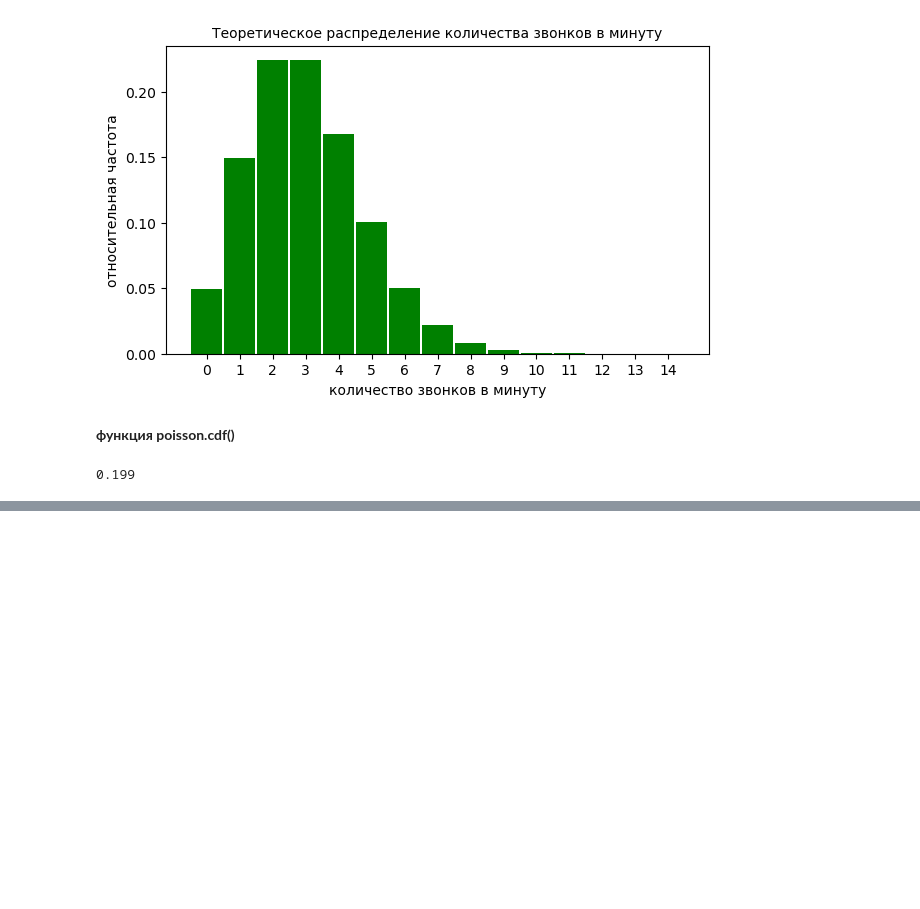
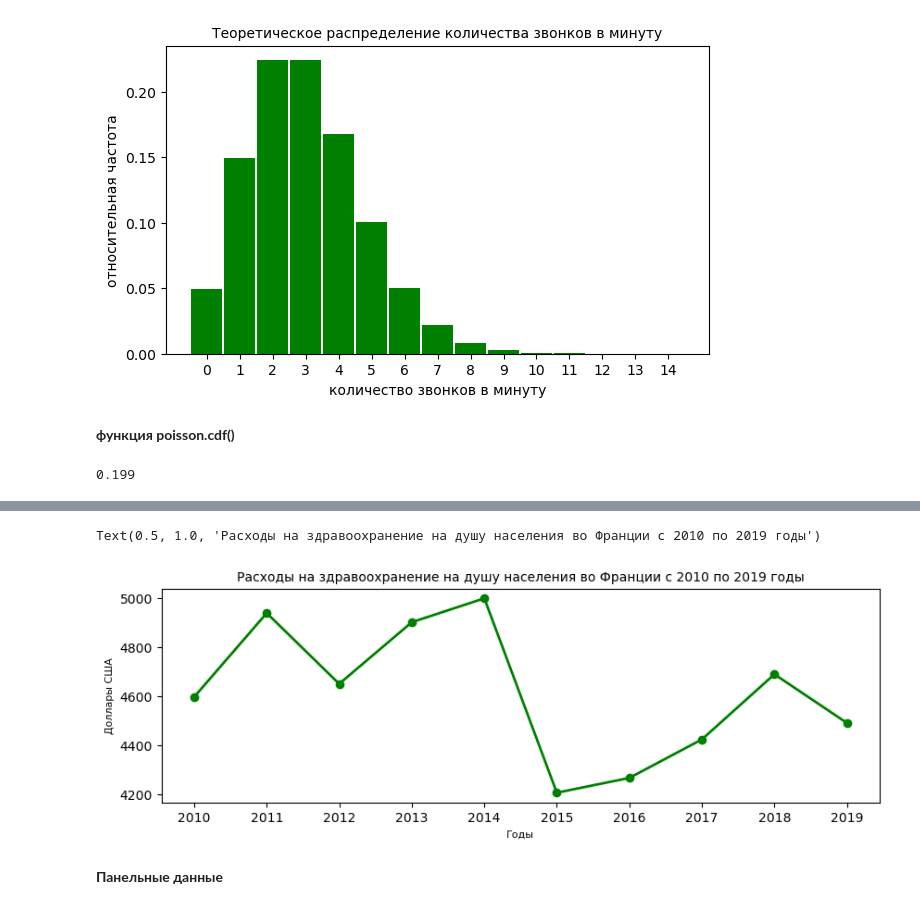
Before and after one commit to ShaidulinAndrew/Pandas_classes, a Jupyter notebook: Pandas3_makarov.ipynb, the cells around one changed output, grey strips where cells are left out. Saved outputs shown, nothing was run; the diff lists cells and outputs as text; code cells hidden in the pictures; blank space fills up the shorter version.

```diff
--- a/Pandas3_makarov.ipynb
+++ b/Pandas3_makarov.ipynb
@@ -140,0 +190,11 @@ np.round(
+# %%
+# создадим временной ряд расходов на здравоохранение
+tseries = pd.DataFrame({'year' : [2010, 2011, 2012, 2013, 2014, 2015, 2016, 2017, 2018, 2019],
+                       'healthcare' : [4598, 4939, 4651, 4902, 4999, 4208, 4268, 4425, 4690, 4492]})
+
+# преобразуем год в объект datetime
+tseries.year = pd.to_datetime(tseries.year, format = '%Y')
+# и сделаем этот столбец индексом
+tseries.set_index('year', drop = True, inplace = True)
+
+tseries
@@ -140,0 +214,13 @@ np.round(
+# %%
+plt.figure(figsize = (10, 3))
+# укажем цвет, толщину линии и вид маркера\
+plt.plot(tseries, color = 'green', linewidth = 2, marker = 'o')
+
+plt.xlabel('Годы', fontsize = 8)
+plt.ylabel('Доллары США', fontsize = 8)
+plt.title('Расходы на здравоохранение на душу населения во Франции с 2010 по 2019 годы', fontsize = 10)
+# %% [output]
+Text(0.5, 1.0, 'Расходы на здравоохранение на душу населения во Франции с 2010 по 2019 годы')
+[figure, added]
+# %% [markdown]
+__Панельные данные__
```
Also changed, not shown: parts of 15 cells of this notebook.
